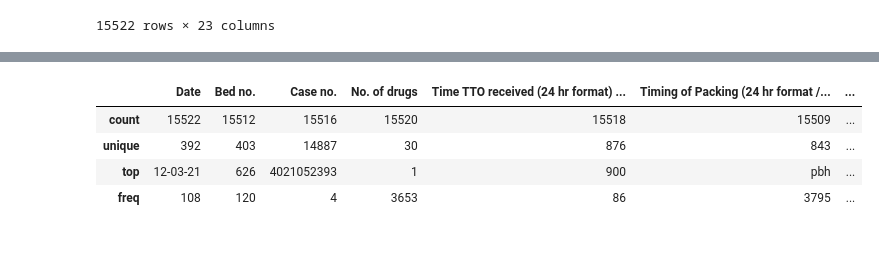
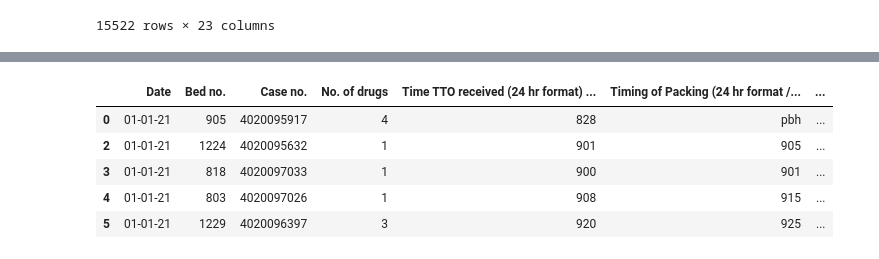
Before and after one commit to RoystonCXW/IS447---Smart-Healthcare, a Jupyter notebook: IS447/System/Data/Pharmacy Dept/Data Cleaning/MNH_Cleaning.ipynb, the cells around one changed output, grey strips where cells are left out. Drawn from its saved outputs; the diff is of its cells as text; code cells hidden in the pictures.

```diff
--- a/IS447/System/Data/Pharmacy Dept/Data Cleaning/MNH_Cleaning.ipynb
+++ b/IS447/System/Data/Pharmacy Dept/Data Cleaning/MNH_Cleaning.ipynb
@@ -84,0 +81,12 @@ df.drop(df.iloc[:, 13:22], inplace = True, axis = 1)
+# %%
+#drop rows with missing bed number, case number, no. of drugs
+#nan_values = df[df['Time TTO received (24 hr format) (eg 1340)'].isna()]
+#nan_values
+#null_data = df[df.isnull().any(axis=1)]
+#null_data
+df = df.dropna(subset=['Bed no.', 'Case no.', 'Time TTO received (24 hr format) (eg 1340)',
+                       'Timing of Packing (24 hr format / PBH) (eg 1340 / PBH)',
+                      'Timing of Dispensing (24 hr format)'])
+df.isnull().sum()
+
+#no need to handle missing values for comments since they can leave comments or not
@@ -85,8 +108,9 @@ df.drop(df.iloc[:, 13:22], inplace = True, axis = 1)
 # %%
-df.describe()
+df.head()
 # %% [output]
 |  | Date | Bed no. | Case no. | No. of drugs | Time TTO received (24 hr format) ... | Timing of Packing (24 hr format /... | ... |
-| count | 15522 | 15512 | 15516 | 15520 | 15518 | 15509 | ... |
-| unique | 392 | 403 | 14887 | 30 | 876 | 843 | ... |
-| top | 12-03-21 | 626 | 4021052393 | 1 | 900 | pbh | ... |
-| freq | 108 | 120 | 4 | 3653 | 86 | 3795 | ... |
+| 0 | 01-01-21 | 905 | 4020095917 | 4 | 828 | pbh | ... |
+| 2 | 01-01-21 | 1224 | 4020095632 | 1 | 901 | 905 | ... |
+| 3 | 01-01-21 | 818 | 4020097033 | 1 | 900 | 901 | ... |
+| 4 | 01-01-21 | 803 | 4020097026 | 1 | 908 | 915 | ... |
+| 5 | 01-01-21 | 1229 | 4020096397 | 3 | 920 | 925 | ... |
```
Also changed, not shown: parts of 9 cells of this notebook.
